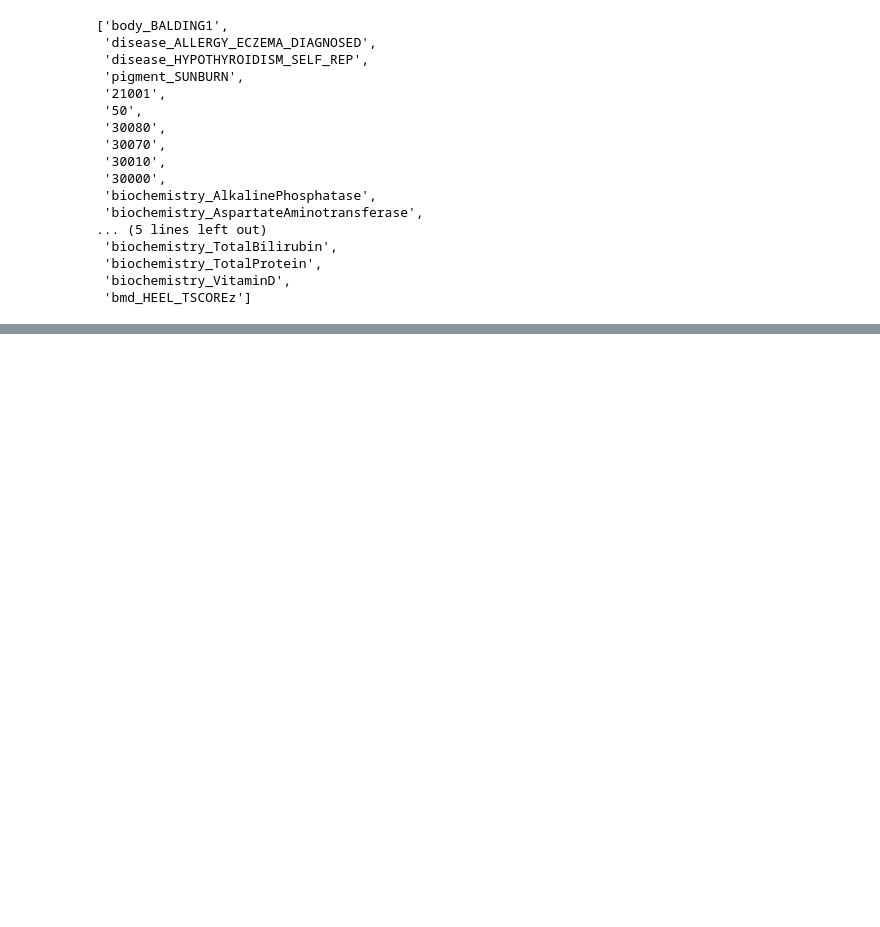
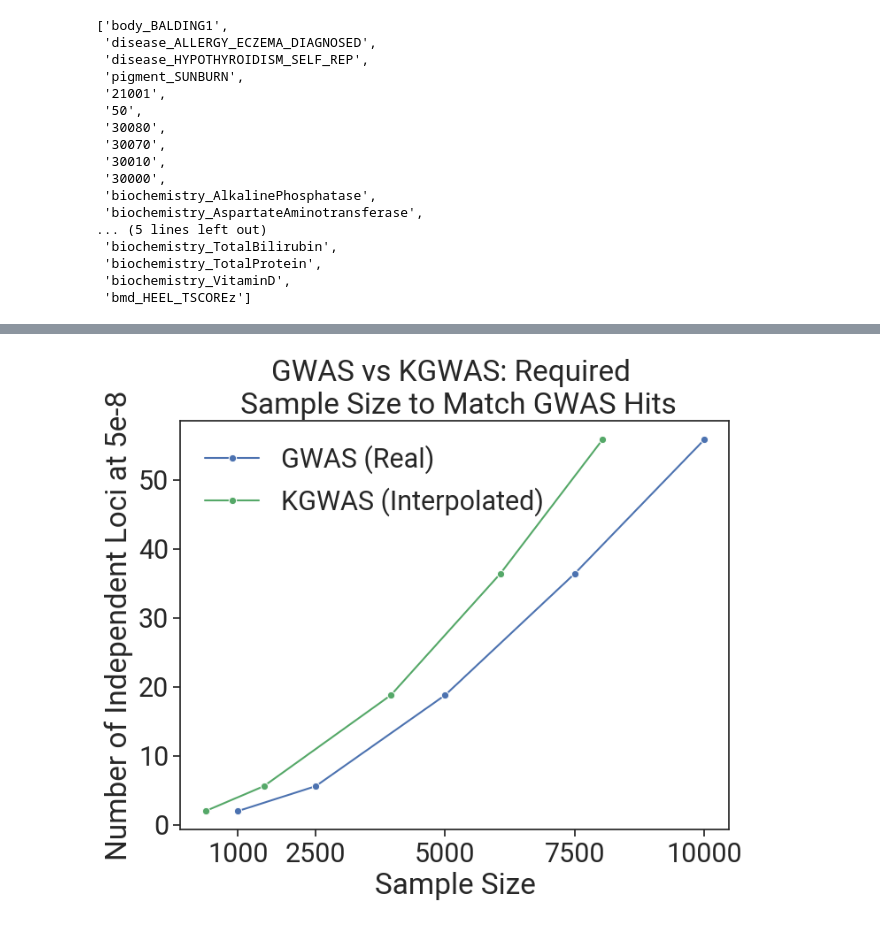
Before and after one commit to snap-stanford/KGWAS, a Jupyter notebook: demo/kgwas_subsampling.ipynb, the cells around one changed output, grey strips where cells are left out. Saved outputs shown, nothing was run; the diff lists cells and outputs as text; code cells hidden in the pictures; blank space fills up the shorter version.

```diff
--- a/demo/kgwas_subsampling.ipynb
+++ b/demo/kgwas_subsampling.ipynb
@@ -240,0 +405,49 @@ plt.show()
+# %%
+df = pd.DataFrame(df_res_across_frac.groupby(['Method', 'sample size'])['# of hits'].mean()).reset_index()
+
+current_palette = sns.color_palette()
+first_color = current_palette[0]
+second_color = current_palette[1]
+third_color = current_palette[2]
+
+from scipy import interpolate
+sns.set(rc={'figure.figsize':(8,6)})
+sns.set_theme(style="ticks", rc={"axes.facecolor": (0, 0, 0, 0)}, font = "Roboto", font_scale=2)
+plt.rc('axes', unicode_minus=False)
+
+# Extracting the data for KGWAS and GWAS
+kgwas_data = df[df['Method'] == 'KGWAS']
+gwas_data = df[df['Method'] == 'GWAS']
+x_kgwas = kgwas_data['sample size']
+y_kgwas = kgwas_data['# of hits']
+x_gwas = gwas_data['sample size']
+y_gwas = gwas_data['# of hits']
+
+# Using linear interpolation for GWAS to estimate sample sizes based on KGWAS hits
+gwas_linear_interp = interpolate.interp1d(y_gwas, x_gwas, fill_value="extrapolate")
+
+# Estimating the GWAS sample sizes for KGWAS real number of hits using linear interpolation
+gwas_sample_size_for_kgwas_hits_linear = gwas_linear_interp(y_kgwas)
+
+# Using linear interpolation for KGWAS to estimate sample sizes based on GWAS hits
+kgwas_linear_interp = interpolate.interp1d(y_kgwas, x_kgwas, fill_value="extrapolate")
+
+# Estimating the KGWAS sample sizes for GWAS real number of hits using linear interpolation
+kgwas_sample_size_for_gwas_hits_linear = kgwas_linear_interp(y_gwas)
+
+sns.lineplot(x=x_gwas, y=y_gwas, marker='o', label='GWAS (Real)', color=first_color)
+
+# Plot estimated KGWAS sample sizes for matching GWAS hits using seaborn
+sns.lineplot(x=kgwas_sample_size_for_gwas_hits_linear, y=y_gwas, marker='o', label='KGWAS (Interpolated)', color=third_color)
+
+plt.title('GWAS vs KGWAS: Required \n Sample Size to Match GWAS Hits')
+plt.xlabel('Sample Size')
+plt.ylabel('Number of Independent Loci at 5e-8')
+plt.legend(title='')
+plt.xticks([1000, 2500, 5000, 7500, 10000])
+
+legend = plt.legend(frameon=False, loc = 'upper left')
+frame = legend.get_frame()
+frame.set_facecolor('white')
+# %% [output]
+[figure, added]
```
Also changed, not shown: parts of 28 cells of this notebook.
